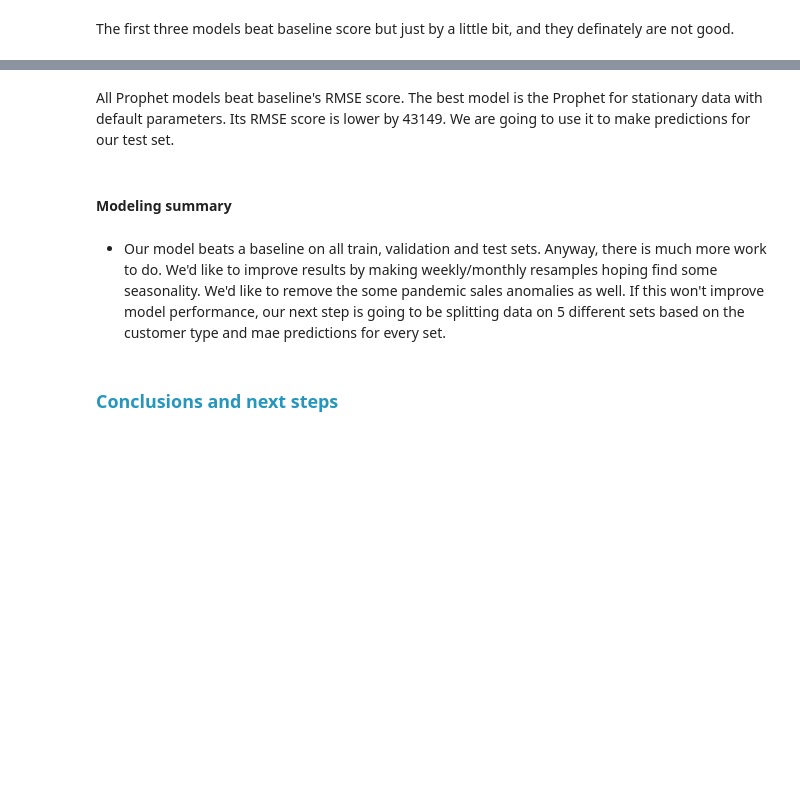
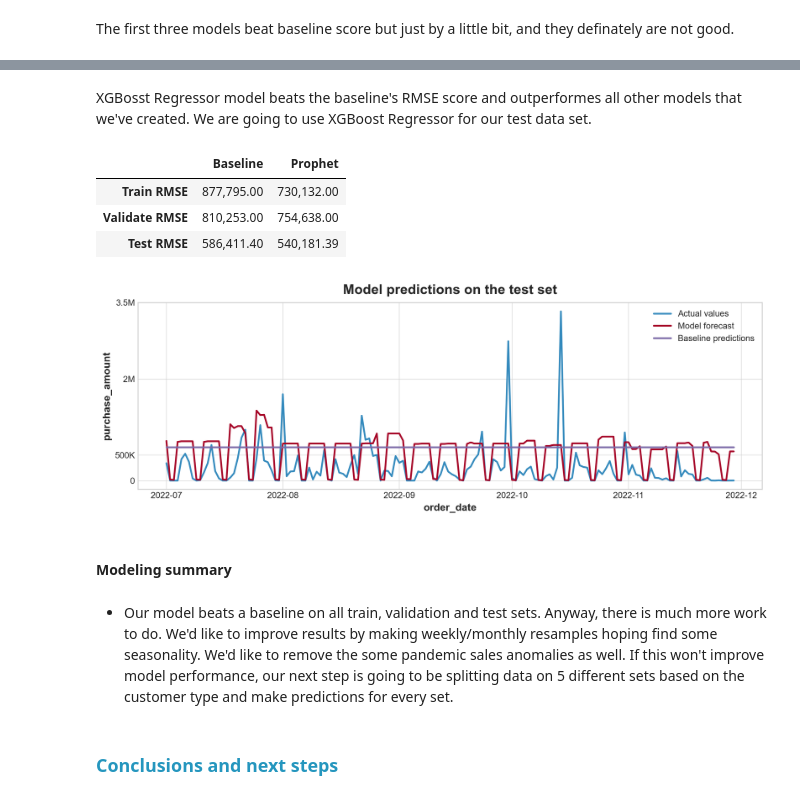
Before and after one commit to The-Real-MVPs/cisco-time-series-analysis, a Jupyter notebook: draft_final_notebook.ipynb, the cells around one changed output, grey strips where cells are left out. Cells and saved outputs as stored; diff of their text form; code cells hidden in the pictures; blank space fills up the shorter version.

Commit message:
change model

```diff
--- a/draft_final_notebook.ipynb
+++ b/draft_final_notebook.ipynb
@@ -303,3 +329,3 @@ Our next step was picking Deep Learning Time Series model Prophet. We set linear
 # %%
-# create Prophet models
-tsmd.create_prophet()
+# create XGBoost model
+tsmd.run_xgboost()
@@ -309,12 +340,18 @@ tsmd.scores
 # %% [markdown]
-All Prophet models beat baseline's RMSE score. The best model is the Prophet for stationary data with default parameters. Its RMSE score is lower by 43149. We are going to use it to make predictions for our test set.
+XGBosst Regressor model beats the baseline's RMSE score and outperformes all other models that we've created. We are going to use XGBoost Regressor for our test data set.
 # %%
 # show scores and predictions of the test set
-tsmd.show_test()
+tsmd.run_test_model()
+# %% [output]
+|  | Baseline | Prophet |
+| Train RMSE | 877,795.00 | 730,132.00 |
+| Validate RMSE | 810,253.00 | 754,638.00 |
+| Test RMSE | 586,411.40 | 540,181.39 |
+[figure, added]
 # %% [markdown]
 #### Modeling summary
 # %% [markdown]
-- Our model beats a baseline on all train, validation and test sets. Anyway, there is much more work to do. We'd like to improve results by making weekly/monthly resamples hoping find some seasonality. We'd like to remove the some pandemic sales anomalies as well. If this won't improve model performance, our next step is going to be splitting data on 5 different sets based on the customer type and mae predictions for every set.
+- Our model beats a baseline on all train, validation and test sets. Anyway, there is much more work to do. We'd like to improve results by making weekly/monthly resamples hoping find some seasonality. We'd like to remove the some pandemic sales anomalies as well. If this won't improve model performance, our next step is going to be splitting data on 5 different sets based on the customer type and make predictions for every set.
 # %% [markdown]
 <h3 style="color:#2596be;">Conclusions and next steps</h3>
 # %% [markdown]
```
Also changed, not shown: parts of 20 cells of this notebook, 1 other file.
